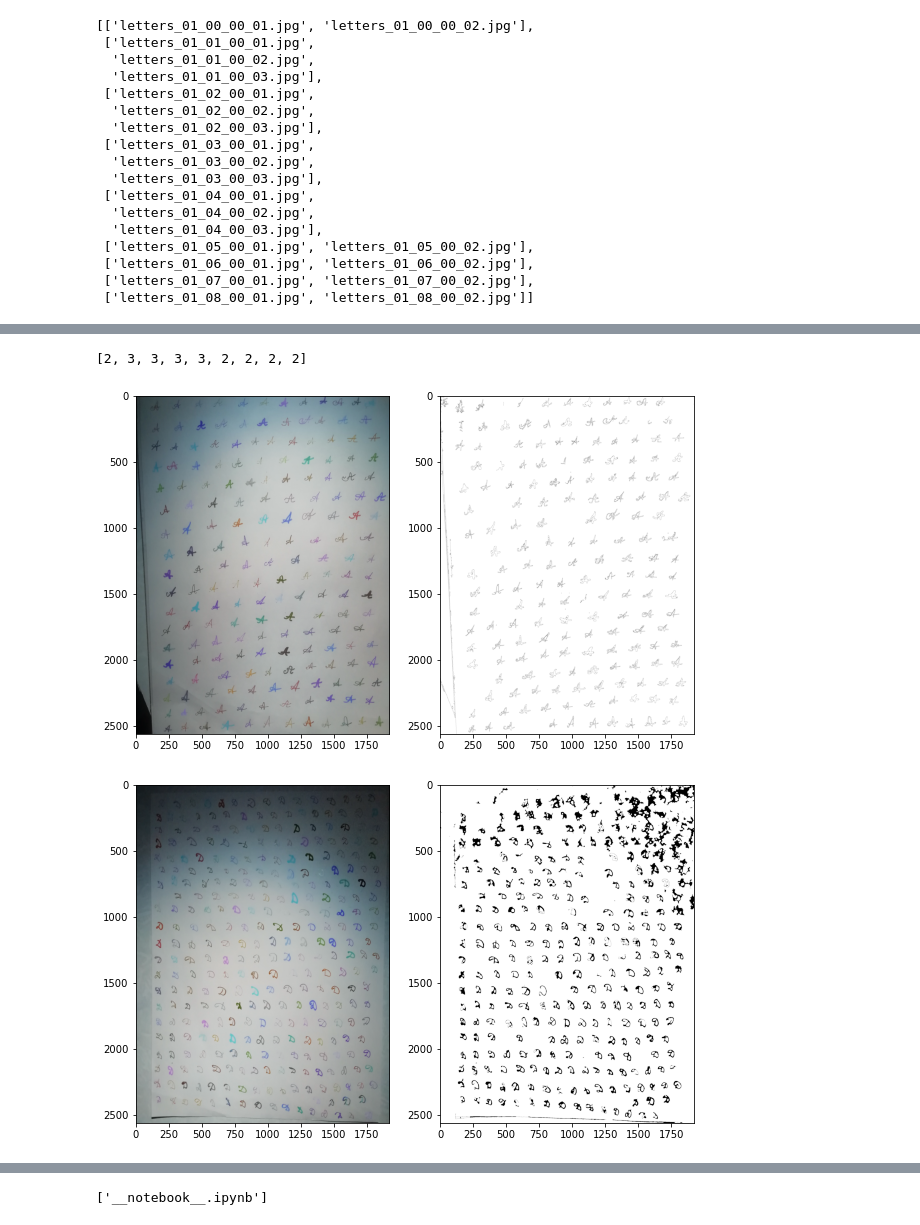
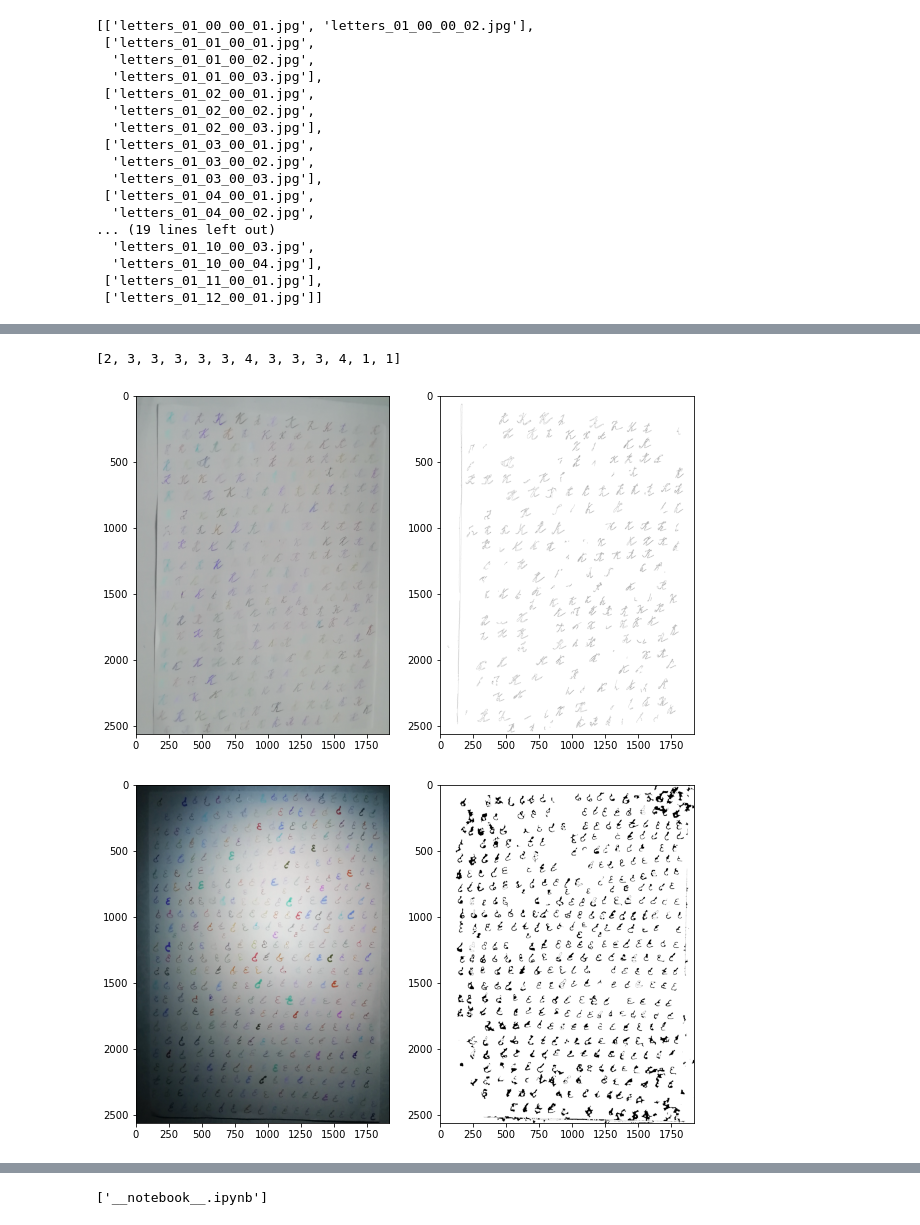
Before and after one commit to OlgaBelitskaya/data_kitchen, a Jupyter notebook: images-with-many-objects.ipynb, the cells around one changed output, grey strips where cells are left out. Saved outputs shown, nothing was run; the diff lists cells and outputs as text; code cells hidden in the pictures.

```diff
--- a/images-with-many-objects.ipynb
+++ b/images-with-many-objects.ipynb
@@ -13,7 +13,7 @@ def get_files(dir_name,files_pre):
                  if (f[-4:]=='.jpg' and files_pre==f[:-7])]
     return input_files
 
-N=9
+N=13
 dir_name='../input/object-detection/'
 files_pre_list=['letters_01_'+'%02d'%l+'_00'
                 for l in range(N)]
@@ -34,11 +34,11 @@ input_files_list
   'letters_01_03_00_03.jpg'],
  ['letters_01_04_00_01.jpg',
   'letters_01_04_00_02.jpg',
-  'letters_01_04_00_03.jpg'],
- ['letters_01_05_00_01.jpg', 'letters_01_05_00_02.jpg'],
- ['letters_01_06_00_01.jpg', 'letters_01_06_00_02.jpg'],
- ['letters_01_07_00_01.jpg', 'letters_01_07_00_02.jpg'],
- ['letters_01_08_00_01.jpg', 'letters_01_08_00_02.jpg']]
+... (19 lines left out)
+  'letters_01_10_00_03.jpg',
+  'letters_01_10_00_04.jpg'],
+ ['letters_01_11_00_01.jpg'],
+ ['letters_01_12_00_01.jpg']]
 # %%
 dhtml('Lists of Objects')
 # %% [output]
@@ -65,7 +65,7 @@ for l in range(N):
     edges_list+=[curr_edges_list]
 [len(img_list[l]) for l in range(len(img_list))]
 # %% [output]
-[2, 3, 3, 3, 3, 2, 2, 2, 2]
+[2, 3, 3, 3, 3, 3, 4, 3, 3, 3, 4, 1, 1]
 # %%
 def display2images(img1,img2):
     fig=pl.figure(figsize=(10,10))
@@ -74,25 +74,28 @@ def display2images(img1,img2):
     ax=fig.add_subplot(1,2,2)
     pl.imshow(img2,cmap='Greys')
     pl.show()
-display2images(img_list[0][0],edges_list[0][0])
+randi=np.random.randint(0,N,3)
+display2images(img_list[randi[0]][0],
+               edges_list[randi[0]][0])
 # %% [output]
-[figure, old version]
+[figure, new version]
 # %%
 def get_closed(edges):
     kernel=cv2.getStructuringElement(cv2.MORPH_RECT,(7,7))
     closed=cv2.morphologyEx(edges,cv2.MORPH_CLOSE,kernel)
     cv2.waitKey(0)
     return closed
 closed_list=[]
 for l in range(N):
     curr_closed_list=[]
     for i in range(len(input_files_list[l])):
         closed=get_closed(edges_list[l][i])
         curr_closed_list+=[closed]
     closed_list+=[curr_closed_list]
-display2images(img_list[4][0],closed_list[4][0])
+display2images(img_list[randi[1]][0],
+               closed_list[randi[1]][0])
 # %% [output]
-[figure, old version]
+[figure, new version]
 # %%
 def get_contours(gray_img,closed):
     (contours, _)=cv2.findContours(
```
Also changed, not shown: parts of 6 cells of this notebook.
